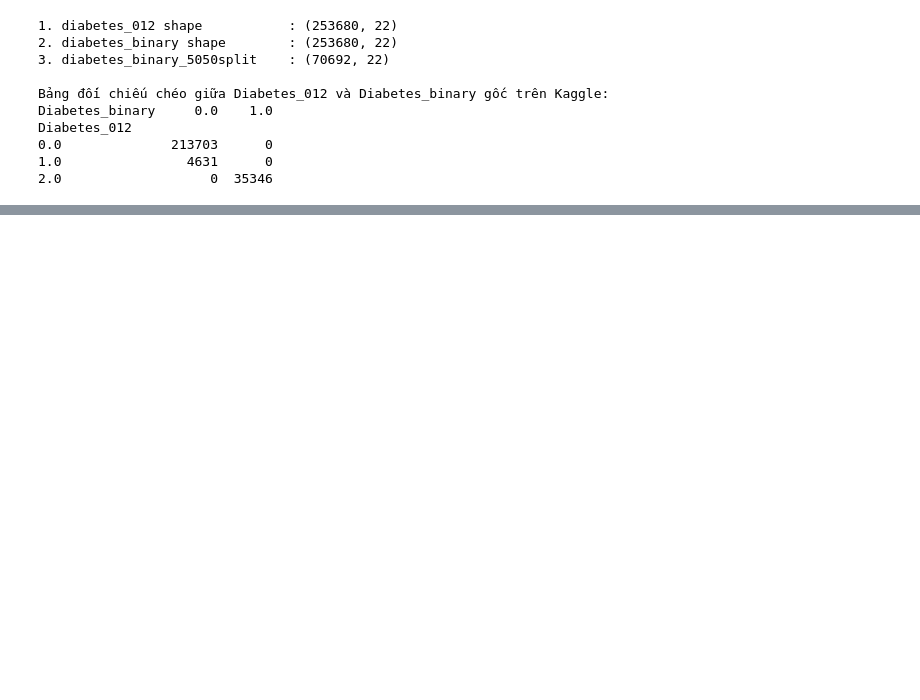
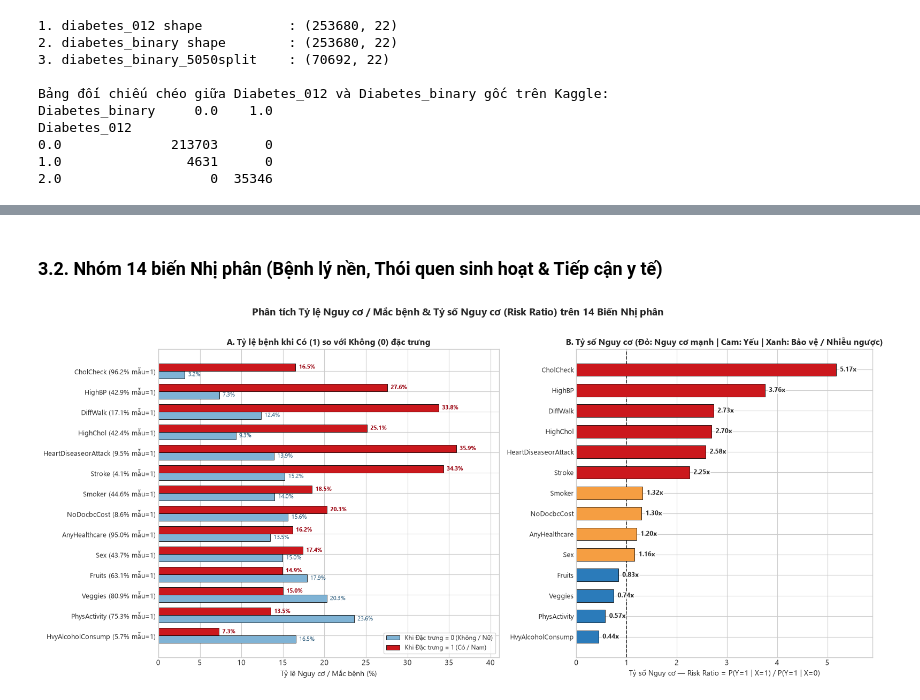
Before and after one commit to ncn2569/Machine_Learning_Project, a Jupyter notebook: notebooks/01_eda_feature_selection.ipynb, the cells around one changed output, grey strips where cells are left out. Cells and saved outputs as stored; diff of their text form; code cells hidden in the pictures; blank space fills up the shorter version.

```diff
--- a/notebooks/01_eda_feature_selection.ipynb
+++ b/notebooks/01_eda_feature_selection.ipynb
@@ -117,0 +370,56 @@ Diabetes_binary
+# %% [markdown]
+### 3.2. Nhóm 14 biến Nhị phân (Bệnh lý nền, Thói quen sinh hoạt & Tiếp cận y tế)
+# %%
+# Biểu đồ 4: So sánh Tỷ lệ mắc bệnh & Tỷ số Nguy cơ (Risk Ratio) của 14 Biến Nhị phân
+bin_cols = [c for c in orig_features if df_clean[c].nunique() == 2]
+bin_records = []
+for c in bin_cols:
+    p0 = df_clean.loc[df_clean[c] == 0, 'Diabetes_binary'].mean() * 100
+    p1 = df_clean.loc[df_clean[c] == 1, 'Diabetes_binary'].mean() * 100
+    prev = df_clean[c].mean() * 100
+    bin_records.append({'Feature': c, 'Prevalence': prev, 'P0': p0, 'P1': p1, 'RR': p1 / p0})
+
+bin_df = pd.DataFrame(bin_records).sort_values('RR', ascending=True).reset_index(drop=True)
+
+fig, (ax1, ax2) = plt.subplots(1, 2, figsize=(15.8, 7.0), gridspec_kw={'width_ratios': [1.15, 1.0]})
+fig.suptitle('Phân tích Tỷ lệ Nguy cơ / Mắc bệnh & Tỷ số Nguy cơ (Risk Ratio) trên 14 Biến Nhị phân',
+             fontsize=14, fontweight='bold', y=1.01)
+
+y_idx = np.arange(len(bin_df))
+bh = 0.37
+
+# Panel A: Tỷ lệ bệnh khi X=0 vs X=1
+ax1.barh(y_idx - bh / 2, bin_df['P0'], height=bh, color='#7fb3d5', edgecolor='black', linewidth=0.6,
+         label='Khi Đặc trưng = 0 (Không / Nữ)')
+ax1.barh(y_idx + bh / 2, bin_df['P1'], height=bh, color='#cb181d', edgecolor='black', linewidth=0.6,
+         label='Khi Đặc trưng = 1 (Có / Nam)')
+for i, row in bin_df.iterrows():
+    ax1.text(row['P0'] + 0.4, i - bh / 2, f"{row['P0']:.1f}%", va='center', fontsize=8.0, color='#1b4f72')
+    ax1.text(row['P1'] + 0.4, i + bh / 2, f"{row['P1']:.1f}%", va='center', fontsize=8.2, fontweight='bold', color='#99000d')
+
+ax1.set_yticks(y_idx)
+ax1.set_yticklabels([f"{r['Feature']} ({r['Prevalence']:.1f}% mẫu=1)" for _, r in bin_df.iterrows()], fontsize=9.0)
+ax1.set_xlabel('Tỷ lệ Nguy cơ / Mắc bệnh (%)', fontsize=10)
+ax1.set_xlim(0, 41)
+ax1.set_title('A. Tỷ lệ bệnh khi Có (1) so với Không (0) đặc trưng', fontsize=11.3, fontweight='bold')
+ax1.legend(loc='lower right', frameon=True, facecolor='white', fontsize=8.8)
+
+# Panel B: Risk Ratio = P(Y=1|X=1) / P(Y=1|X=0)
+rr_colors = ['#cb181d' if rr >= 2.0 else ('#f59e42' if rr >= 1.0 else '#2b7bba') for rr in bin_df['RR']]
+ax2.axvline(1.0, color='#333333', linestyle='--', linewidth=1.2, zorder=1)
+ax2.barh(y_idx, bin_df['RR'], height=0.62, color=rr_colors, edgecolor='black', linewidth=0.6, zorder=2)
+for i, row in bin_df.iterrows():
+    ax2.text(row['RR'] + 0.08, i, f"{row['RR']:.2f}x", va='center', fontsize=8.8, fontweight='bold', zorder=3,
+             bbox=dict(boxstyle='round,pad=0.10', facecolor='white', edgecolor='none', alpha=0.85))
+
+ax2.set_yticks(y_idx)
+ax2.set_yticklabels(bin_df['Feature'], fontsize=9.2)
+ax2.set_xlabel('Tỷ số Nguy cơ — Risk Ratio = P(Y=1 | X=1) / P(Y=1 | X=0)', fontsize=10)
+ax2.set_xlim(0, 5.9)
+ax2.set_title('B. Tỷ số Nguy cơ (Đỏ: Nguy cơ mạnh | Cam: Yếu | Xanh: Bảo vệ / Nhiễu ngược)', fontsize=11.3, fontweight='bold')
+
+plt.tight_layout()
+plt.savefig(os.path.join(FIG_DIR, 'fig04_binary_features_risk_ratio.png'), dpi=160, bbox_inches='tight')
+plt.show()
+# %% [output]
+[figure, added]
```
Also changed, not shown: parts of 25 cells of this notebook, 20 other files.
